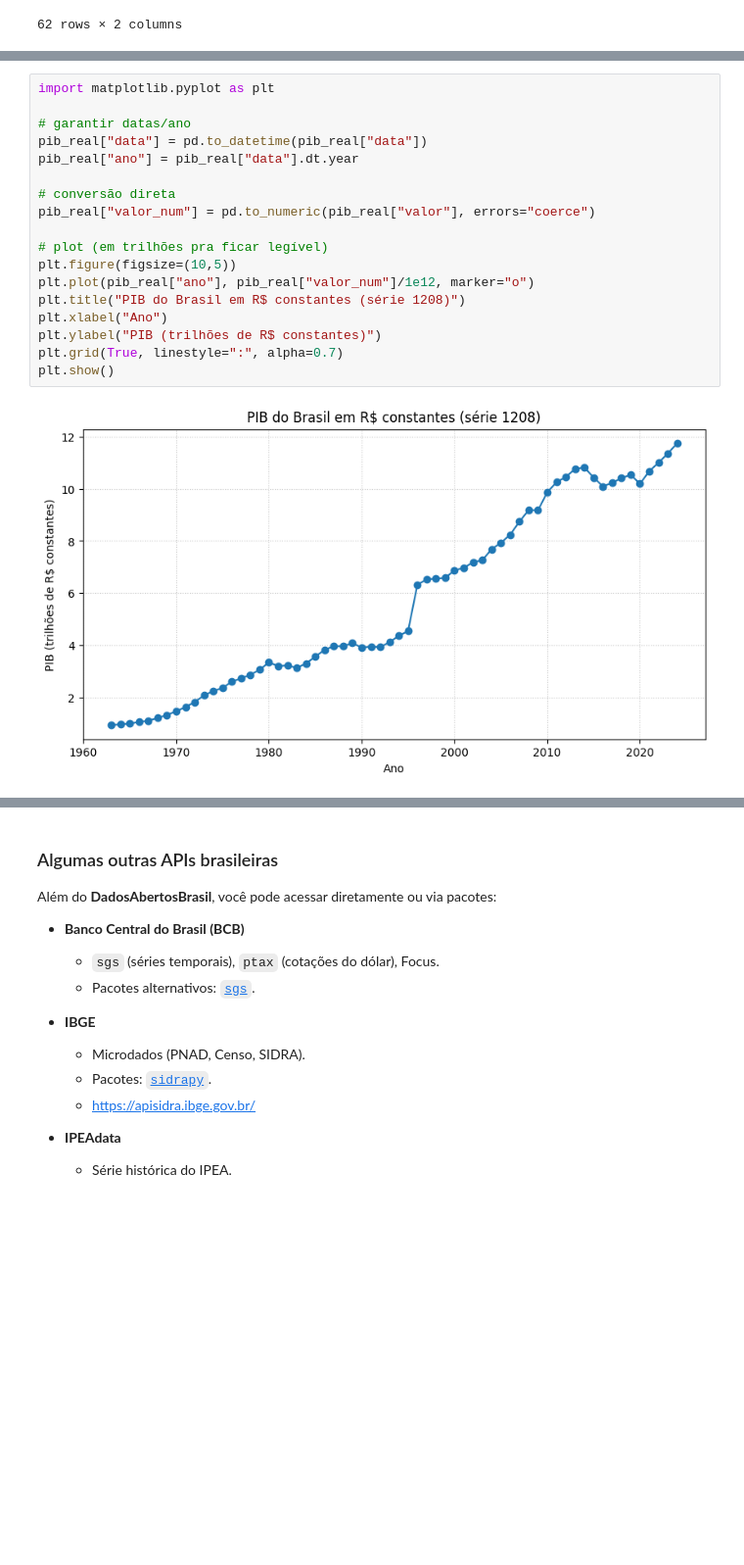
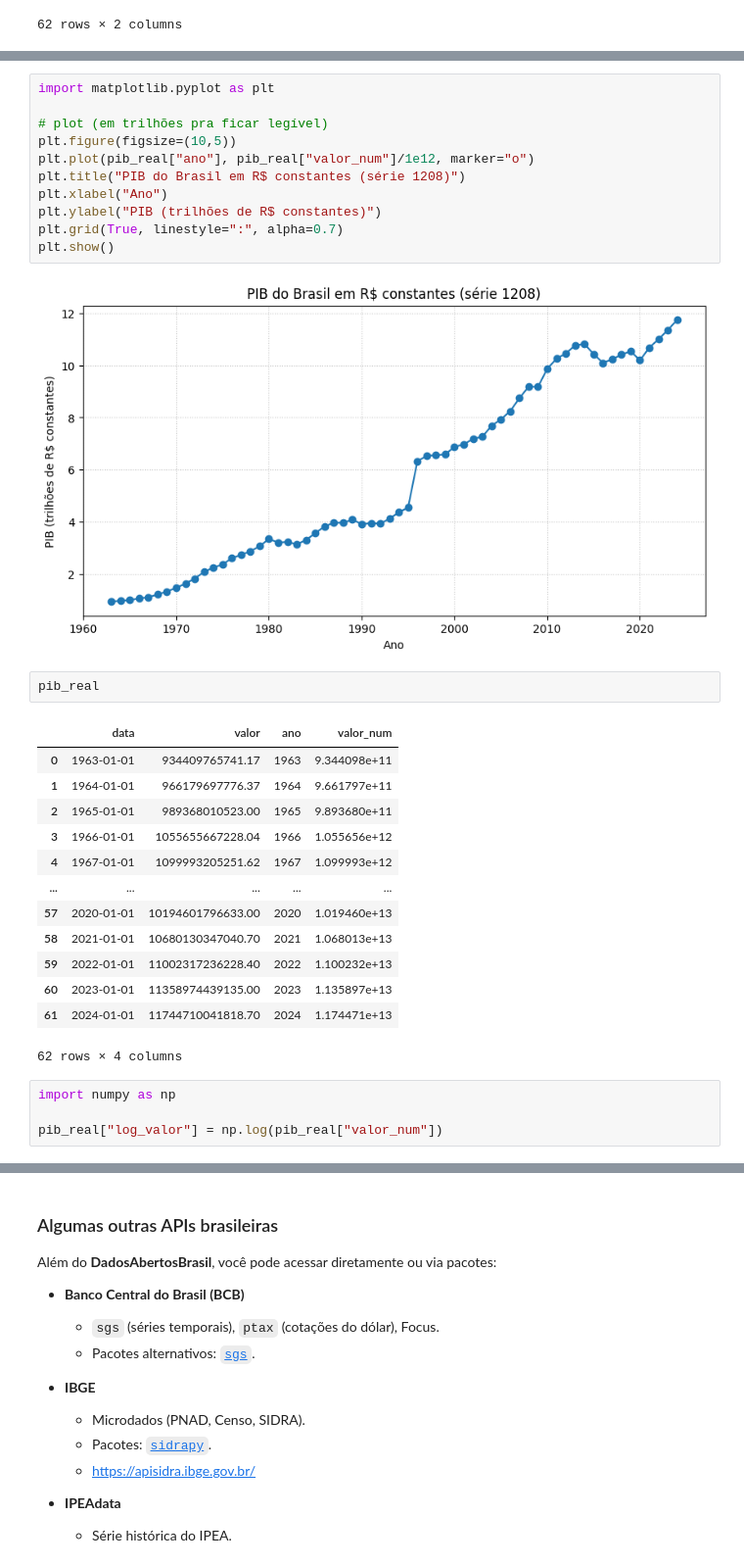
Before and after one commit to Daniel-Uhr/UFSC_2025, a Jupyter notebook: Seminario_2025_UFSC.ipynb, the cells around one changed output, grey strips where cells are left out. Shown at 98% size. Saved outputs shown, nothing was run; the diff lists cells and outputs as text; blank space fills up the shorter version.

```diff
--- a/Seminario_2025_UFSC.ipynb
+++ b/Seminario_2025_UFSC.ipynb
@@ -1848,12 +1855,5 @@ pib_real
 # %%
 import matplotlib.pyplot as plt
-
-# garantir datas/ano
-pib_real["data"] = pd.to_datetime(pib_real["data"])
-pib_real["ano"] = pib_real["data"].dt.year
-
-# conversão direta
-pib_real["valor_num"] = pd.to_numeric(pib_real["valor"], errors="coerce")
 
 # plot (em trilhões pra ficar legível)
 plt.figure(figsize=(10,5))
@@ -1865,3 +1865,23 @@ plt.grid(True, linestyle=":", alpha=0.7)
 plt.show()
 # %% [output]
 [figure]
+# %%
+pib_real
+# %% [output]
+|  | data | valor | ano | valor_num |
+| 0 | 1963-01-01 | 934409765741.17 | 1963 | 9.344098e+11 |
+| 1 | 1964-01-01 | 966179697776.37 | 1964 | 9.661797e+11 |
+| 2 | 1965-01-01 | 989368010523.00 | 1965 | 9.893680e+11 |
+| 3 | 1966-01-01 | 1055655667228.04 | 1966 | 1.055656e+12 |
+| 4 | 1967-01-01 | 1099993205251.62 | 1967 | 1.099993e+12 |
+| ... | ... | ... | ... | ... |
+| 57 | 2020-01-01 | 10194601796633.00 | 2020 | 1.019460e+13 |
+| 58 | 2021-01-01 | 10680130347040.70 | 2021 | 1.068013e+13 |
+| 59 | 2022-01-01 | 11002317236228.40 | 2022 | 1.100232e+13 |
+| 60 | 2023-01-01 | 11358974439135.00 | 2023 | 1.135897e+13 |
+| 61 | 2024-01-01 | 11744710041818.70 | 2024 | 1.174471e+13 |
+62 rows × 4 columns
+# %%
+import numpy as np
+
+pib_real["log_valor"] = np.log(pib_real["valor_num"])
```
Also changed, not shown: parts of 12 cells of this notebook.
